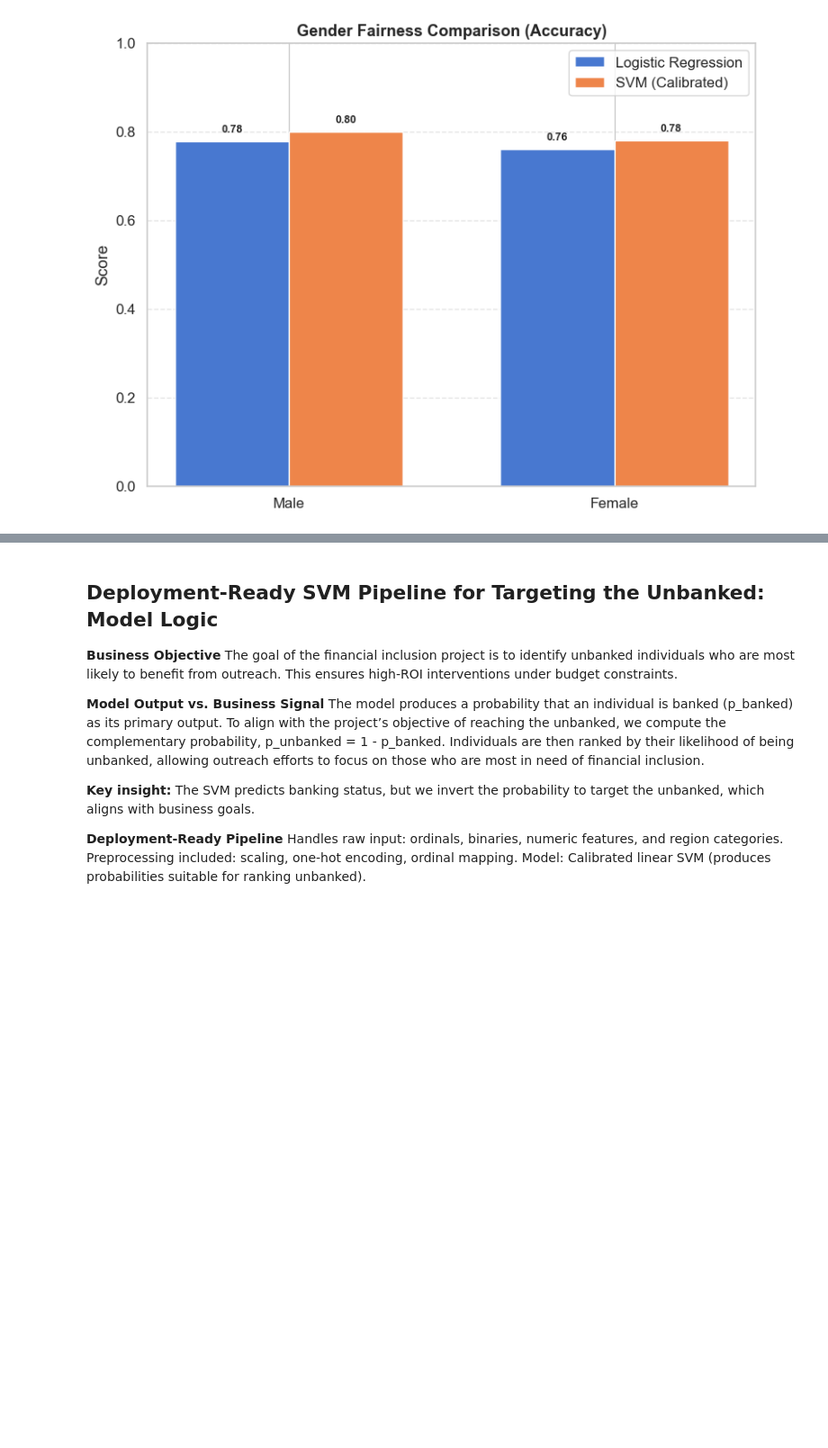
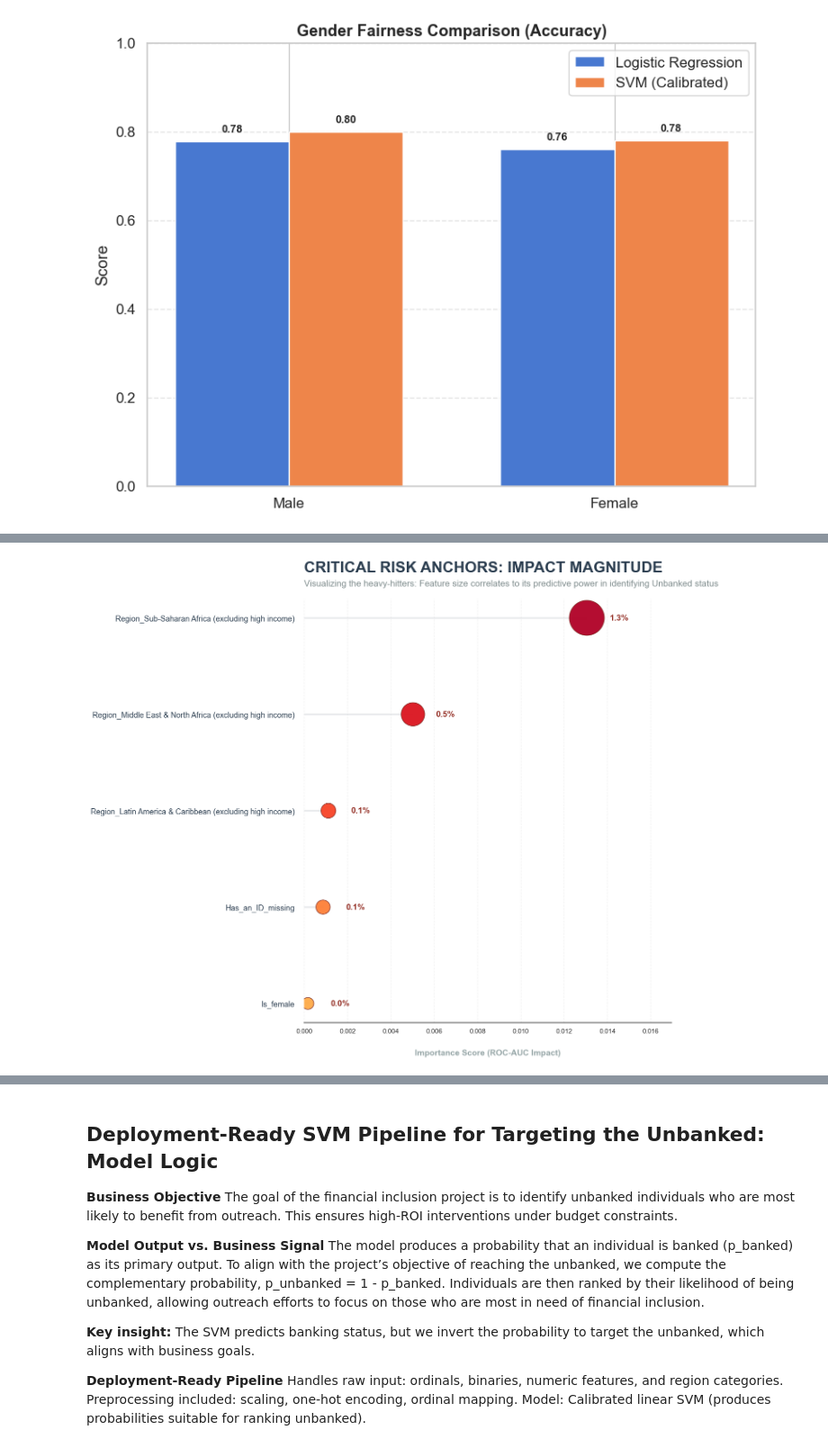
Before and after one commit to ProfFausat/Financial-Inclusion-Project, a Jupyter notebook: Financial_Inclusion_Project_v2.ipynb, the cells around one changed output, grey strips where cells are left out. Shown at 90% size. Cells and saved outputs as stored; diff of their text form; code cells hidden in the pictures; blank space fills up the shorter version.

```diff
--- a/Financial_Inclusion_Project_v2.ipynb
+++ b/Financial_Inclusion_Project_v2.ipynb
@@ -2939,0 +3129,92 @@ plt.show()
+# %%
+import matplotlib.pyplot as plt
+import seaborn as sns
+import numpy as np
+
+# 1️⃣ Filter for only "Increases Unbanked Risk"
+risk_data = policy_table[policy_table['Effect_on_Unbanked_Status'] == "Increases Unbanked Risk"].copy()
+risk_data = risk_data.sort_values('Importance_Score', ascending=True)
+
+# 2️⃣ Setup Aesthetics
+plt.figure(figsize=(14, 12)) # Slightly larger figure for larger balls
+sns.set_style("white")
+
+# Define color gradient and dynamic sizing
+# SIGNIFICANTLY INCREASED SIZES: min_size=400, max_size=3500
+min_size = 400
+max_size = 3500
+
+# Normalizing the importance score for size mapping
+score_range = risk_data['Importance_Score'].max() - risk_data['Importance_Score'].min()
+# Handle case where all scores might be the same to avoid division by zero
+if score_range == 0:
+    sizes = [max_size] * len(risk_data)
+else:
+    sizes = ((risk_data['Importance_Score'] - risk_data['Importance_Score'].min()) /
+             score_range * (max_size - min_size) + min_size)
+
+# 3️⃣ Create Lollipop Chart
+# Draw the "sticks" (thicker for the larger balls)
+plt.hlines(y=risk_data['Feature'], xmin=0, xmax=risk_data['Importance_Score'],
+           color='#D5D8DC', alpha=0.5, linewidth=3, zorder=1)
+
+# Heatmap color scale (YlOrRd is great for risk)
+colors = plt.cm.YlOrRd(np.linspace(0.4, 0.9, len(risk_data)))
+
+# Draw the "balls" with the NEW larger sizing
+plt.scatter(risk_data['Importance_Score'], risk_data['Feature'],
+            s=sizes, color=colors, edgecolors='#7B241C',
+            linewidth=1, zorder=3, alpha=0.95)
+
+# 4️⃣ Add Percentage Labels
+# Adjusted xytext offset to ensure labels don't overlap the larger balls
+for i, (idx, row) in enumerate(risk_data.iterrows()):
+    plt.text(row['Importance_Score'] + (risk_data['Importance_Score'].max() * 0.08),
+             i,
+             f"{row['Importance_Score']:.1%}",
+             va='center', ha='left', fontsize=14, fontweight='bold', color='#922B21')
+
+# 5️⃣ Aesthetics and Title
+plt.title('CRITICAL RISK ANCHORS: IMPACT MAGNITUDE', fontsize=26, fontweight='bold', loc='left', color='#2C3E50', pad=45)
+plt.text(0, 1.03, "Visualizing the heavy-hitters: Feature size correlates to its predictive power in identifying Unbanked status",
+         transform=plt.gca().transAxes, fontsize=15, color='#7F8C8D')
+
+plt.xlabel('Importance Score (ROC-AUC Impact)', fontsize=14, fontweight='bold', color='#95A5A6', labelpad=25)
+plt.ylabel('')
+
+# Clean spines and grid
+sns.despine(left=True, bottom=False)
+plt.gca().tick_params(axis='y', labelsize=13, colors='#2C3E50', pad=10)
+plt.gca().xaxis.grid(True, linestyle='--', alpha=0.3)
+
+# Expand x-axis limit to account for larger markers and labels
+plt.xlim(0, risk_data['Importance_Score'].max() * 1.3)
+
+plt.tight_layout()
+plt.show()
+
+## Key Points: Critical Risk Anchors
+## Geography is the strongest barrier of the binary features
+## Sub-Saharan Africa is the dominant driver of unbanked risk
+## MENA is a secondary high-friction region
+## Latin America & Caribbean shows lower structural resistance
+
+## Documentation is a binding constraint
+## Missing official ID blocks conversion regardless of outreach effort
+## ID enablement must precede product marketing
+
+## Not all demographics drive risk
+## Gender alone adds little predictive value in this model
+
+## Regional and structural factors dominate individual attributes
+## High risk = higher cost, longer timelines
+## Large “risk anchors” signal slower, more expensive conversion
+
+## Strategic implication
+## Replace one-size-fits-all campaigns with localized, high-touch interventions
+## Align outreach spend and success metrics with true sources of friction
+
+## Bottom line
+## Financial inclusion improves when structural barriers are addressed first, not when outreach is simply expanded
+# %% [output]
+[figure, added]
```
Also changed, not shown: parts of 23 cells of this notebook, 6 other files.
